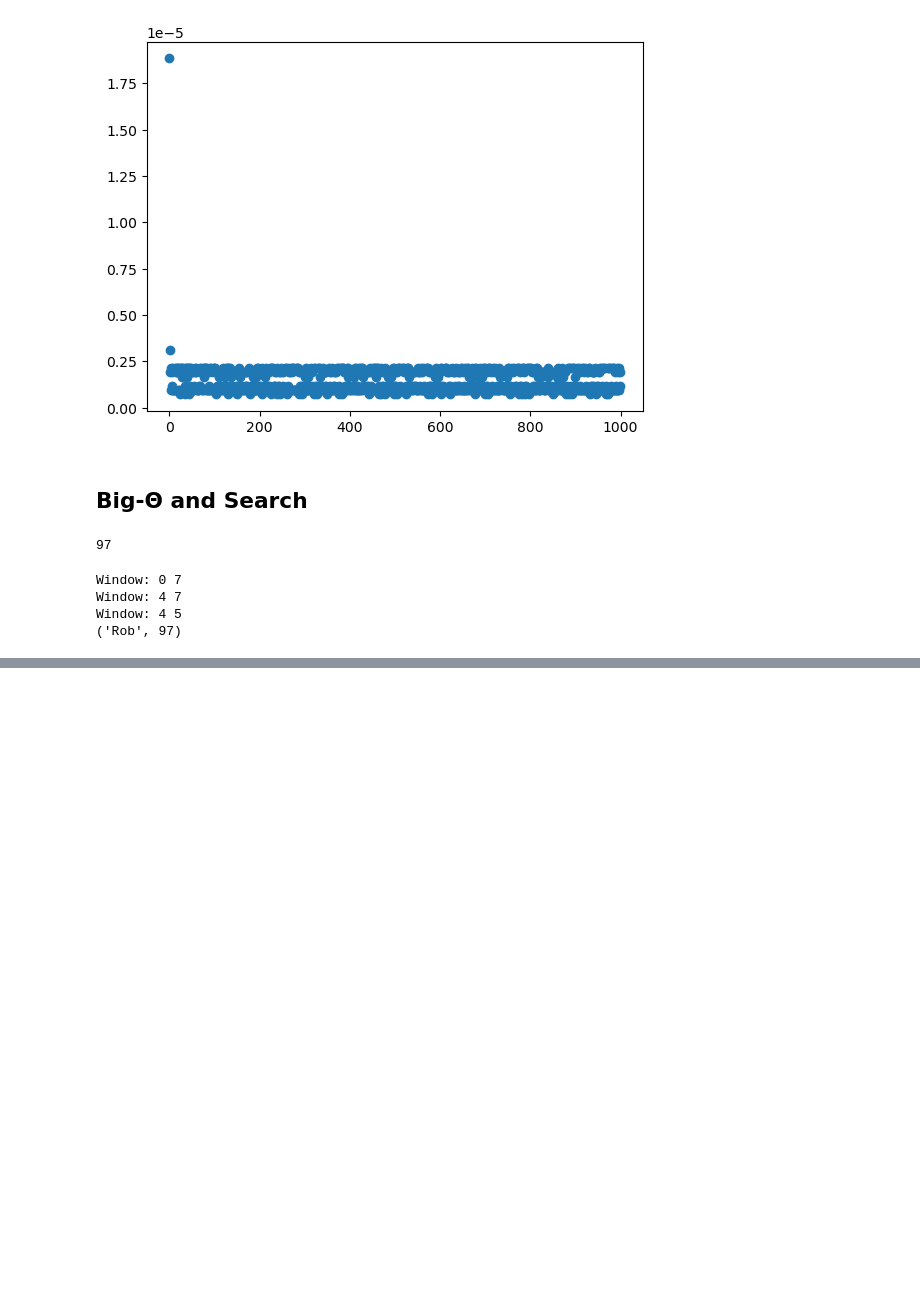
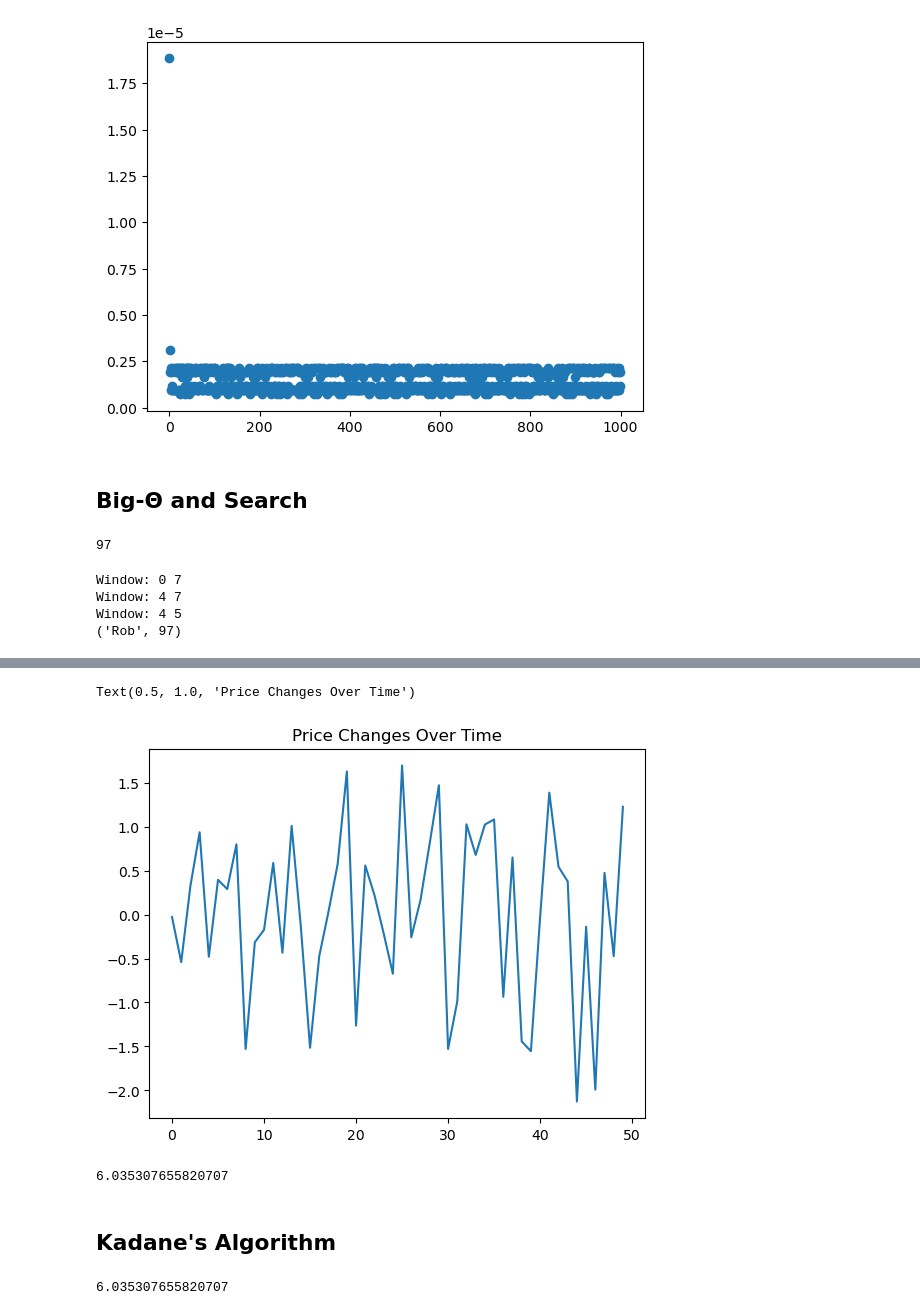
Before and after one commit to scottstossel/python-practice, a Jupyter notebook: Unit6.ipynb, the cells around one changed output, grey strips where cells are left out. Drawn from its saved outputs; the diff is of its cells as text; code cells hidden in the pictures; blank space fills up the shorter version.

Commit message:
biggest price changes

```diff
--- a/Unit6.ipynb
+++ b/Unit6.ipynb
@@ -228,0 +233,6 @@ Window: 4 5
+# %%
+import numpy as np
+import matplotlib.pyplot as plt
+
+price_changes = np.random.normal(0,1,size=50)
+price_changes
@@ -228,0 +250,16 @@ Window: 4 5
+# %%
+plt.plot(price_changes)
+plt.title("Price Changes Over Time")
+# %% [output]
+Text(0.5, 1.0, 'Price Changes Over Time')
+[figure, added]
+# %%
+best = price_changes[0]
+for start in range(len(price_changes)):
+    for end in range(start+1, len(price_changes) + 1):
+        if sum(price_changes[start:end]) > best:
+            best = sum(price_changes[start:end])
+
+print(best)
+# %% [output]
+6.035307655820707
@@ -228,0 +270,14 @@ Window: 4 5
+# %% [markdown]
+## Kadane's Algorithm
+# %%
+best = 0
+best_to_end = 0
+
+for end in range(len(price_changes)):
+    best_to_end = max(best_to_end + price_changes[end], 0)
+    if best_to_end > best:
+        best = best_to_end
+
+print(best)
+# %% [output]
+6.035307655820707
```
Also changed, not shown: parts of 6 cells of this notebook.
